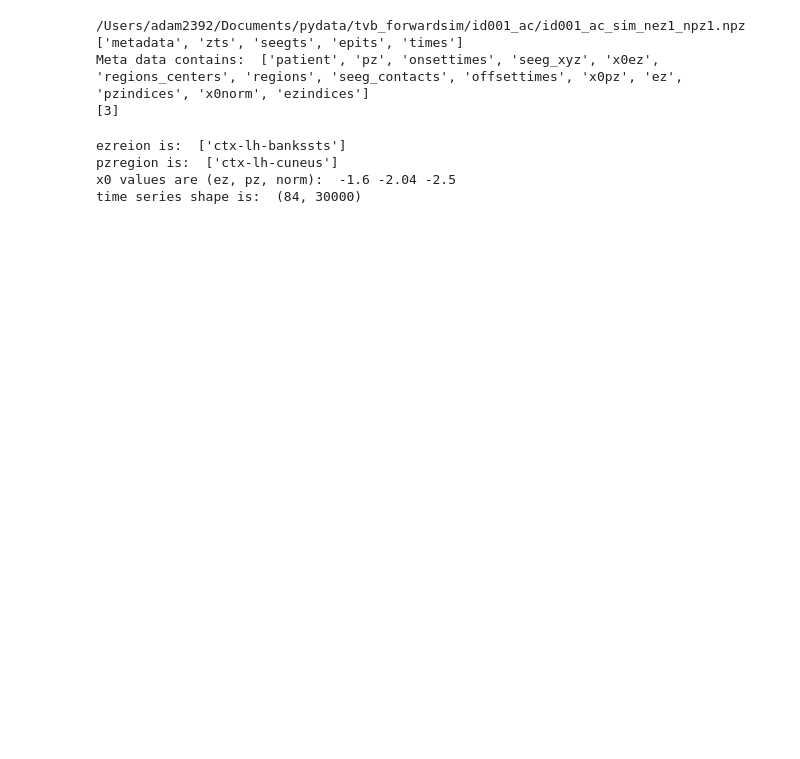
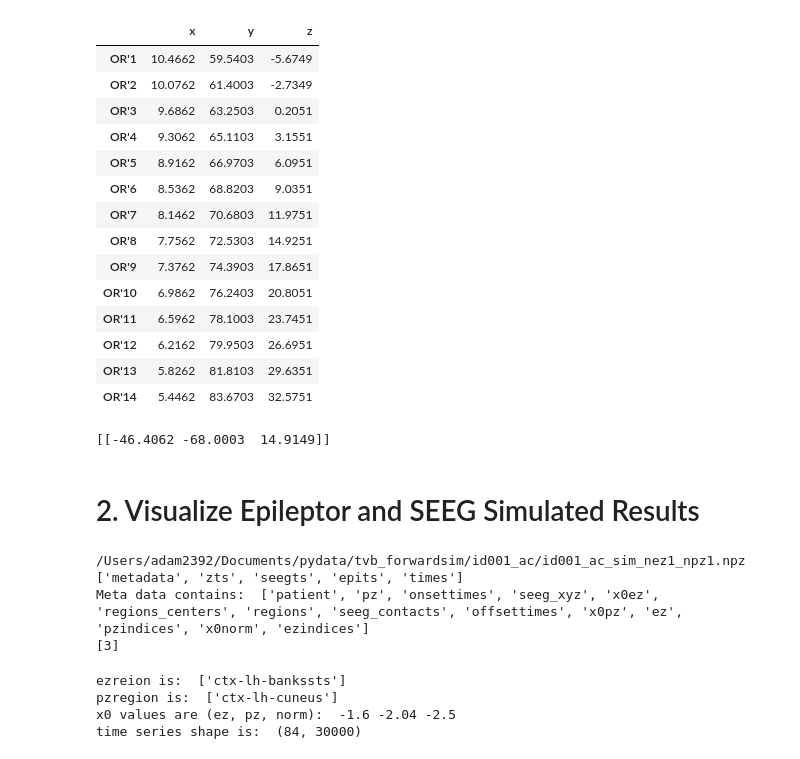
Before and after one commit to adam2392/tng_tvb, a Jupyter notebook: Forward Sim Using Classes.ipynb, the cells around one changed output. Cells and saved outputs as stored; diff of their text form; code cells hidden in the pictures; blank space fills up the shorter version.

```diff
--- a/Forward Sim Using Classes.ipynb
+++ b/Forward Sim Using Classes.ipynb
@@ -172,3 +264,25 @@ is left
+# %%
+display(configs.monitors[1].sensors.locations.iloc[electrodeindices])
+print  configs.connectivity.centres[ezindices]
+# %% [output]
+|  | x | y | z |
+| OR'1 | 10.4662 | 59.5403 | -5.6749 |
+| OR'2 | 10.0762 | 61.4003 | -2.7349 |
+| OR'3 | 9.6862 | 63.2503 | 0.2051 |
+| OR'4 | 9.3062 | 65.1103 | 3.1551 |
+| OR'5 | 8.9162 | 66.9703 | 6.0951 |
+| OR'6 | 8.5362 | 68.8203 | 9.0351 |
+| OR'7 | 8.1462 | 70.6803 | 11.9751 |
+| OR'8 | 7.7562 | 72.5303 | 14.9251 |
+| OR'9 | 7.3762 | 74.3903 | 17.8651 |
+| OR'10 | 6.9862 | 76.2403 | 20.8051 |
+| OR'11 | 6.5962 | 78.1003 | 23.7451 |
+| OR'12 | 6.2162 | 79.9503 | 26.6951 |
+| OR'13 | 5.8262 | 81.8103 | 29.6351 |
+| OR'14 | 5.4462 | 83.6703 | 32.5751 |
+[[-46.4062 -68.0003  14.9149]]
+# %% [markdown]
+# 2. Visualize Epileptor and SEEG Simulated Results
 # %%
 patient = 'id014_rb'
 patient = 'id001_ac'
```
Also changed, not shown: parts of 11 cells of this notebook, 4 other files.
